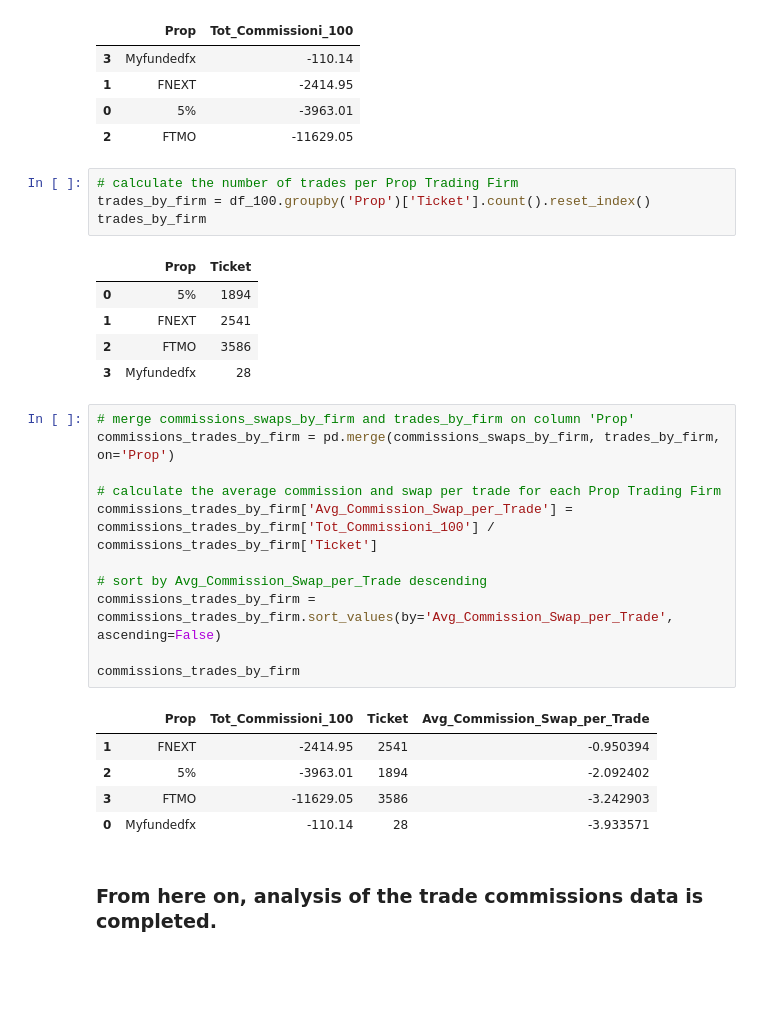
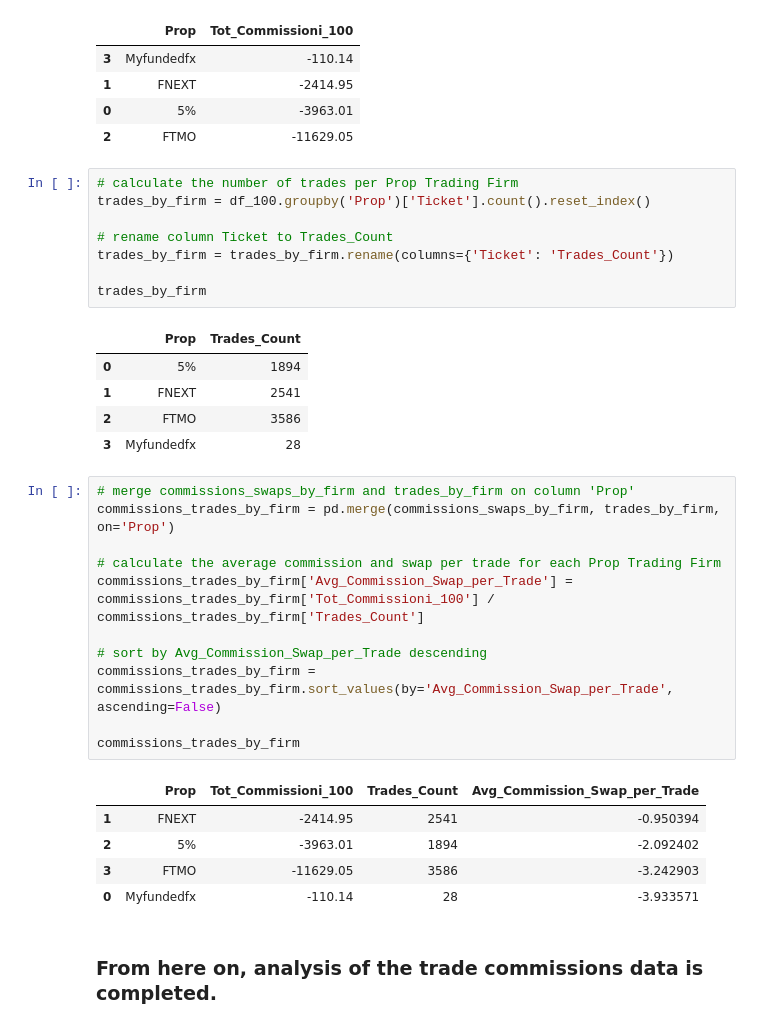
Before and after one commit to scimmione1/prop_trading_results_from_2023, a Jupyter notebook: 01_Prop_Trading_Accounts_complete_analysis_.ipynb, the cells around one changed output. Drawn from its saved outputs; the diff is of its cells as text; blank space fills up the shorter version.

Commit message:
renamed trades_by_firm.Trades_Count

```diff
--- a/01_Prop_Trading_Accounts_complete_analysis_.ipynb
+++ b/01_Prop_Trading_Accounts_complete_analysis_.ipynb
@@ -397,9 +397,13 @@ commissions_swaps_by_firm
 # %%
 # calculate the number of trades per Prop Trading Firm
 trades_by_firm = df_100.groupby('Prop')['Ticket'].count().reset_index()
+
+# rename column Ticket to Trades_Count
+trades_by_firm = trades_by_firm.rename(columns={'Ticket': 'Trades_Count'})
+
 trades_by_firm
 # %% [output]
-|  | Prop | Ticket |
+|  | Prop | Trades_Count |
 | 0 | 5% | 1894 |
 | 1 | FNEXT | 2541 |
 | 2 | FTMO | 3586 |
@@ -409,14 +413,14 @@ trades_by_firm
 commissions_trades_by_firm = pd.merge(commissions_swaps_by_firm, trades_by_firm, on='Prop')
 
 # calculate the average commission and swap per trade for each Prop Trading Firm
-commissions_trades_by_firm['Avg_Commission_Swap_per_Trade'] = commissions_trades_by_firm['Tot_Commissioni_100'] / commissions_trades_by_firm['Ticket']
+commissions_trades_by_firm['Avg_Commission_Swap_per_Trade'] = commissions_trades_by_firm['Tot_Commissioni_100'] / commissions_trades_by_firm['Trades_Count']
 
 # sort by Avg_Commission_Swap_per_Trade descending
 commissions_trades_by_firm = commissions_trades_by_firm.sort_values(by='Avg_Commission_Swap_per_Trade', ascending=False)
 
 commissions_trades_by_firm
 # %% [output]
-|  | Prop | Tot_Commissioni_100 | Ticket | Avg_Commission_Swap_per_Trade |
+|  | Prop | Tot_Commissioni_100 | Trades_Count | Avg_Commission_Swap_per_Trade |
 | 1 | FNEXT | -2414.95 | 2541 | -0.950394 |
 | 2 | 5% | -3963.01 | 1894 | -2.092402 |
 | 3 | FTMO | -11629.05 | 3586 | -3.242903 |
```
Also changed, not shown: parts of 3 cells of this notebook.
